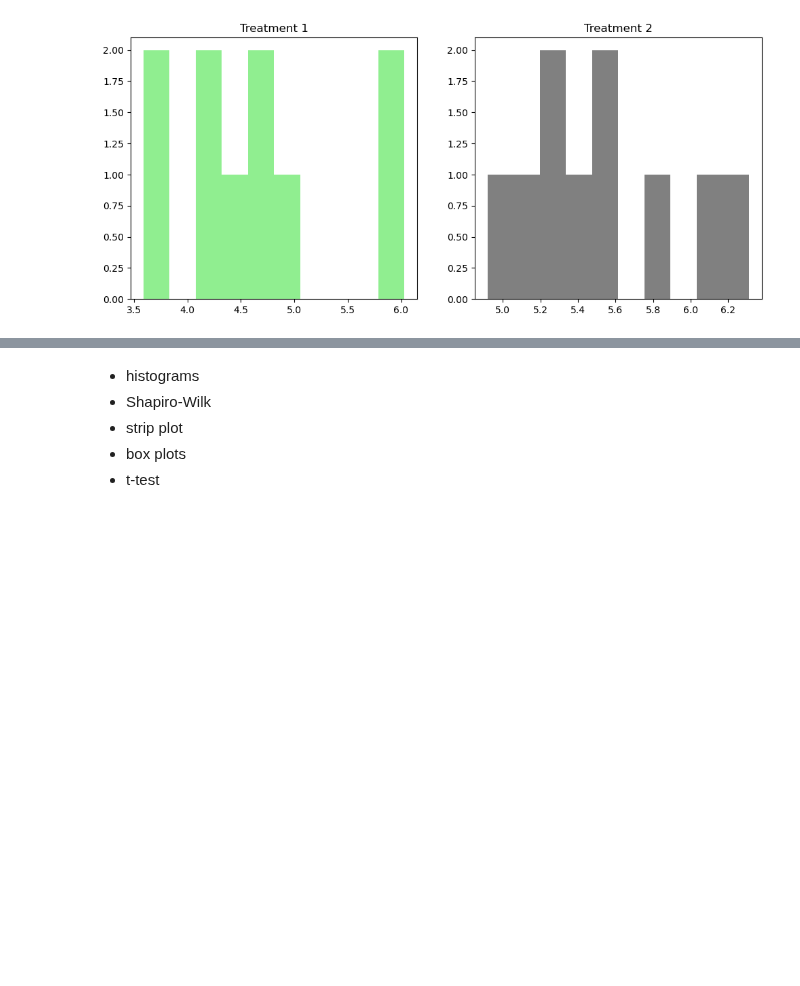
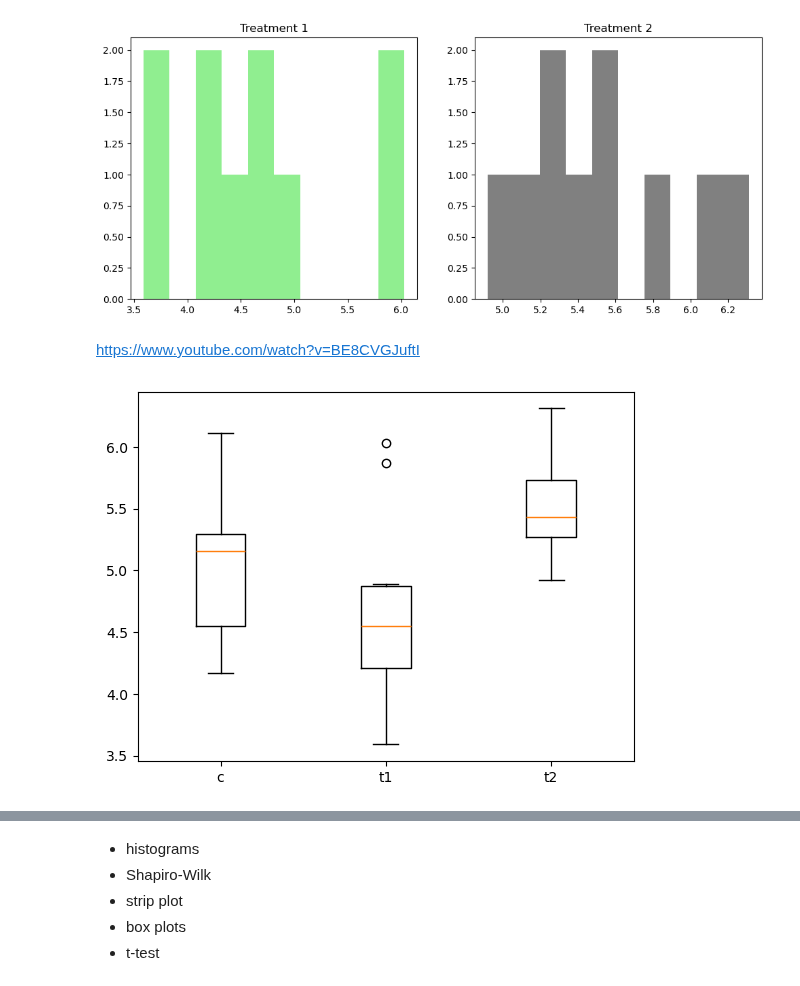
Before and after one commit to Tanja888/applied_statistics, a Jupyter notebook: project.ipynb, the cells around one changed output, grey strips where cells are left out. Cells and saved outputs as stored; diff of their text form; code cells hidden in the pictures; blank space fills up the shorter version.

Commit message:
Creating boxplots

```diff
--- a/project.ipynb
+++ b/project.ipynb
@@ -218,3 +218,13 @@ ax[1].set_title('Treatment 2')
 # %% [output]
 Text(0.5, 1.0, 'Treatment 2')
 [figure]
+# %% [markdown]
+https://www.youtube.com/watch?v=BE8CVGJuftI
+# %%
+ctrl_group = plants[plants['group'] == 'ctrl']['weight']
+trt1_group = plants[plants['group'] == 'trt1']['weight']
+trt2_group = plants[plants['group'] == 'trt2']['weight']
+
+plt.boxplot([ctrl_group, trt1_group, trt2_group], labels=['c', 't1', 't2']);
+# %% [output]
+[figure, added]
```
Also changed, not shown: parts of 3 cells of this notebook.
